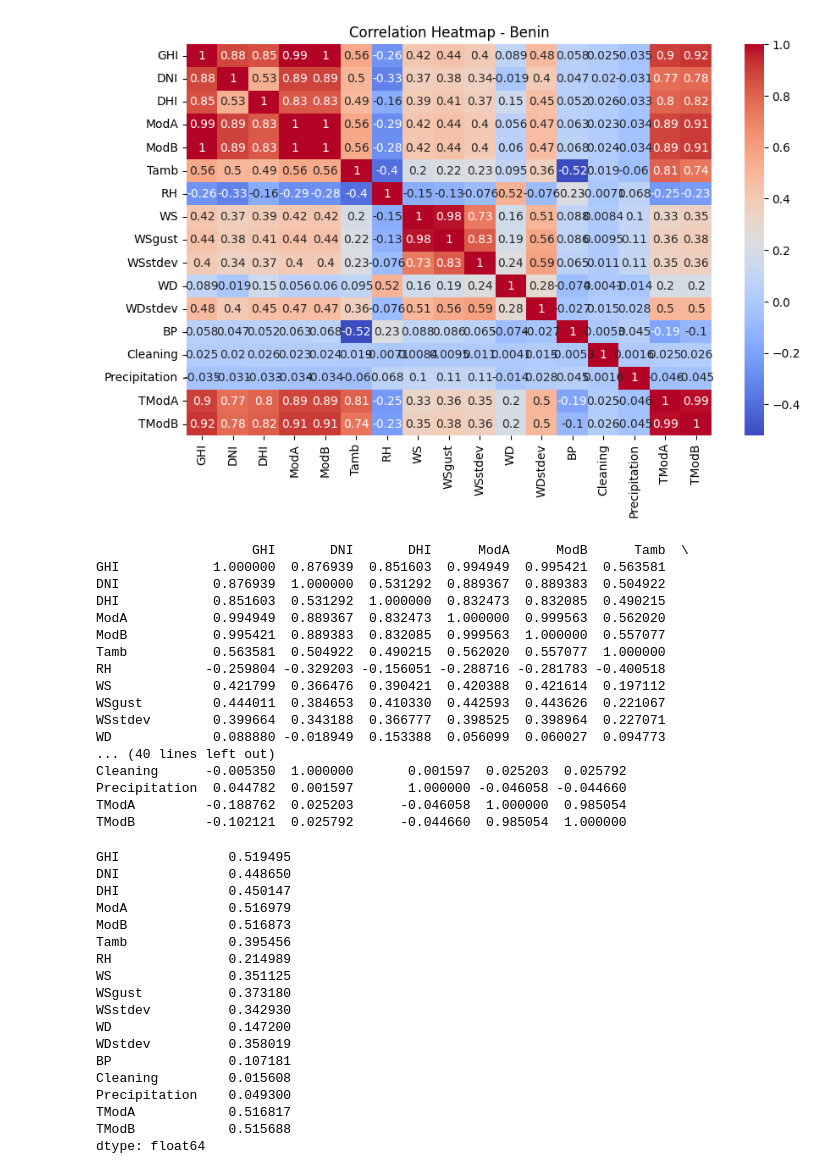
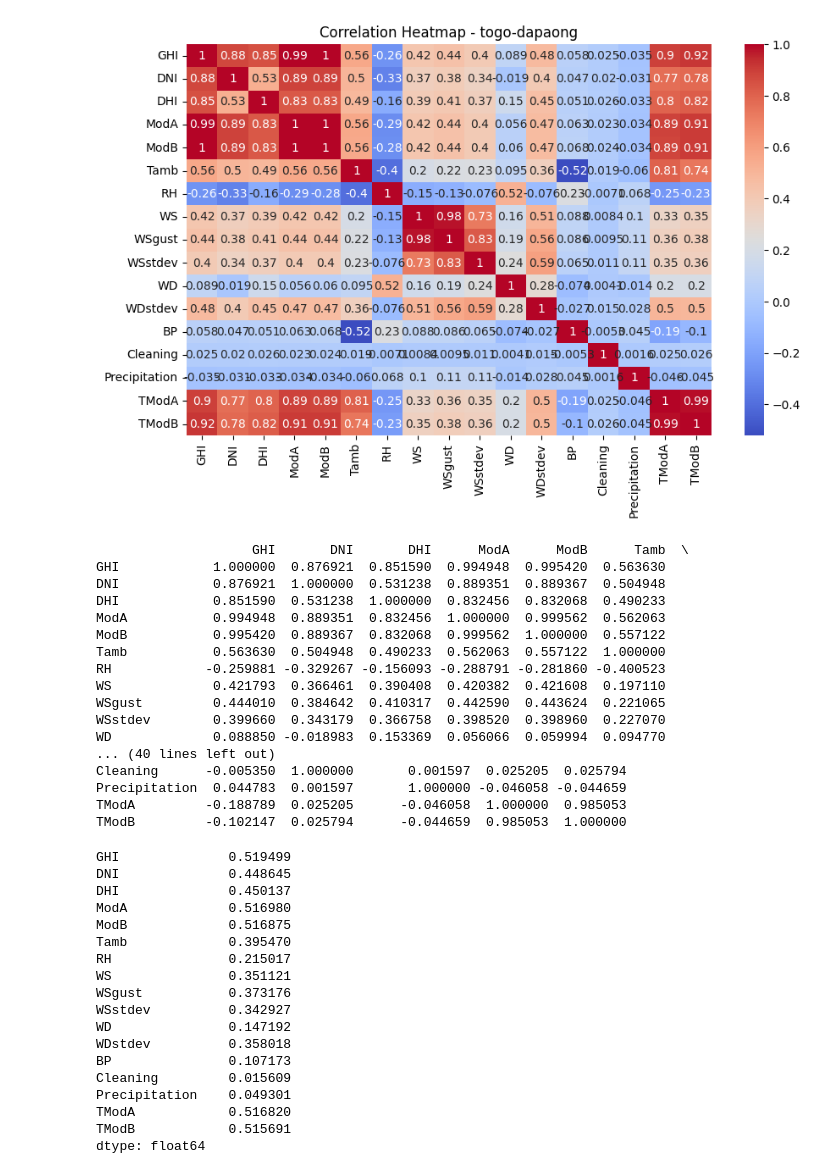
Before and after one commit to Lemlem-Tsifete/solar-challenge-week0, a Jupyter notebook: notebooks/togo_eda.ipynb, the cells around one changed output. Saved outputs shown, nothing was run; the diff lists cells and outputs as text; code cells hidden in the pictures.

Commit message:
: correction to get the togo_clean data

```diff
--- a/notebooks/togo_eda.ipynb
+++ b/notebooks/togo_eda.ipynb
@@ -15,5 +15,4 @@ numeric_cols = df.select_dtypes(include=['float64', 'int64']).columns
 df[numeric_cols] = df[numeric_cols].fillna(df[numeric_cols].median())
 
 # If you want to drop columns that are all NaN, like 'Comments':
-df = df.drop(columns=['Comments'])
 # %% [output]
@@ -61,32 +60,32 @@ df.drop(columns=['z_GHI'], inplace=True)
 # %%
 # Select only numeric columns for the correlation heatmap
 numeric_cols = df.select_dtypes(include=['float64', 'int64'])
 plt.figure(figsize=(10,6))
 sns.heatmap(numeric_cols.corr(), annot=True, cmap='coolwarm')
-plt.title('Correlation Heatmap - Benin')
+plt.title('Correlation Heatmap - togo-dapaong')
 plt.show()
 # Get and print the full correlation matrix for all numeric columns
 corr_matrix = numeric_cols.corr()
 print(corr_matrix)
 # %% [output]
-[figure, old version]
+[figure, new version]
                     GHI       DNI       DHI      ModA      ModB      Tamb  \
-GHI            1.000000  0.876939  0.851603  0.994949  0.995421  0.563581
-DNI            0.876939  1.000000  0.531292  0.889367  0.889383  0.504922
-DHI            0.851603  0.531292  1.000000  0.832473  0.832085  0.490215
-ModA           0.994949  0.889367  0.832473  1.000000  0.999563  0.562020
-ModB           0.995421  0.889383  0.832085  0.999563  1.000000  0.557077
-Tamb           0.563581  0.504922  0.490215  0.562020  0.557077  1.000000
-RH            -0.259804 -0.329203 -0.156051 -0.288716 -0.281783 -0.400518
-WS             0.421799  0.366476  0.390421  0.420388  0.421614  0.197112
-WSgust         0.444011  0.384653  0.410330  0.442593  0.443626  0.221067
-WSstdev        0.399664  0.343188  0.366777  0.398525  0.398964  0.227071
-WD             0.088880 -0.018949  0.153388  0.056099  0.060027  0.094773
+GHI            1.000000  0.876921  0.851590  0.994948  0.995420  0.563630
+DNI            0.876921  1.000000  0.531238  0.889351  0.889367  0.504948
+DHI            0.851590  0.531238  1.000000  0.832456  0.832068  0.490233
+ModA           0.994948  0.889351  0.832456  1.000000  0.999562  0.562063
+ModB           0.995420  0.889367  0.832068  0.999562  1.000000  0.557122
+Tamb           0.563630  0.504948  0.490233  0.562063  0.557122  1.000000
+RH            -0.259881 -0.329267 -0.156093 -0.288791 -0.281860 -0.400523
+WS             0.421793  0.366461  0.390408  0.420382  0.421608  0.197110
+WSgust         0.444010  0.384642  0.410317  0.442590  0.443624  0.221065
+WSstdev        0.399660  0.343179  0.366758  0.398520  0.398960  0.227070
+WD             0.088850 -0.018983  0.153369  0.056066  0.059994  0.094770
 ... (40 lines left out)
-Cleaning      -0.005350  1.000000       0.001597  0.025203  0.025792
-Precipitation  0.044782  0.001597       1.000000 -0.046058 -0.044660
-TModA         -0.188762  0.025203      -0.046058  1.000000  0.985054
-TModB         -0.102121  0.025792      -0.044660  0.985054  1.000000
+Cleaning      -0.005350  1.000000       0.001597  0.025205  0.025794
+Precipitation  0.044783  0.001597       1.000000 -0.046058 -0.044659
+TModA         -0.188789  0.025205      -0.046058  1.000000  0.985053
+TModB         -0.102147  0.025794      -0.044659  0.985053  1.000000
 # %%
 # Get numeric correlation matrix
 corr_matrix = numeric_cols.corr()
@@ -95,23 +94,23 @@ corr_matrix = numeric_cols.corr()
 average_corr = corr_matrix.apply(lambda row: (row.drop(row.name).abs().mean()), axis=1)
 print(average_corr)
 # %% [output]
-GHI              0.519495
-DNI              0.448650
-DHI              0.450147
-ModA             0.516979
-ModB             0.516873
-Tamb             0.395456
-RH               0.214989
-WS               0.351125
-WSgust           0.373180
-WSstdev          0.342930
-WD               0.147200
-WDstdev          0.358019
-BP               0.107181
-Cleaning         0.015608
-Precipitation    0.049300
-TModA            0.516817
-TModB            0.515688
+GHI              0.519499
+DNI              0.448645
+DHI              0.450137
+ModA             0.516980
+ModB             0.516875
+Tamb             0.395470
+RH               0.215017
+WS               0.351121
+WSgust           0.373176
+WSstdev          0.342927
+WD               0.147192
+WDstdev          0.358018
+BP               0.107173
+Cleaning         0.015609
+Precipitation    0.049301
+TModA            0.516820
+TModB            0.515691
 dtype: float64
 # %%
 # 8️⃣ Plot GHI over time
```
Also changed, not shown: parts of 5 cells of this notebook.
